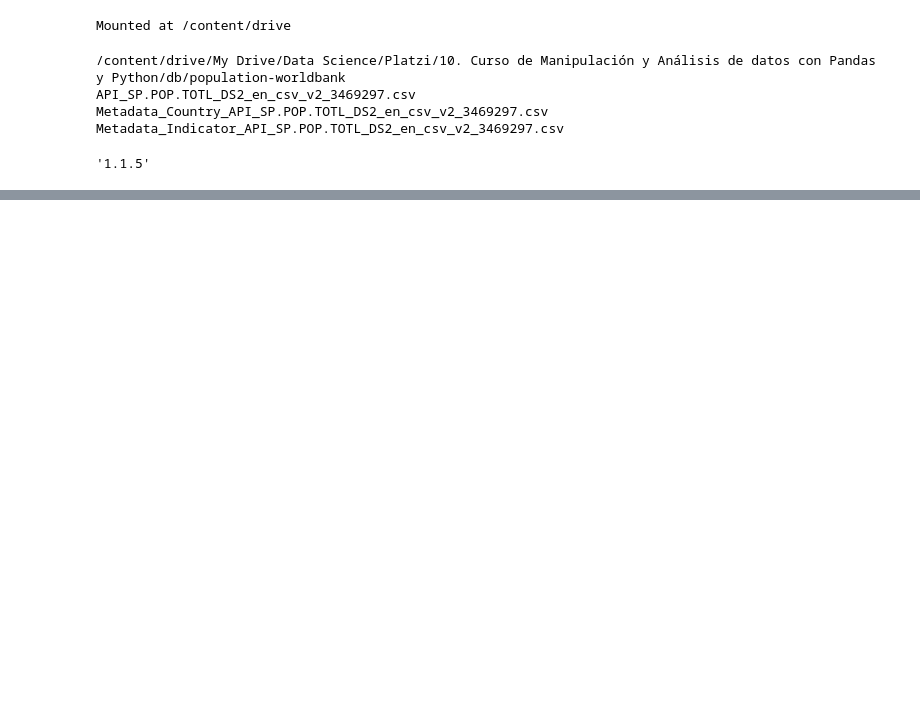
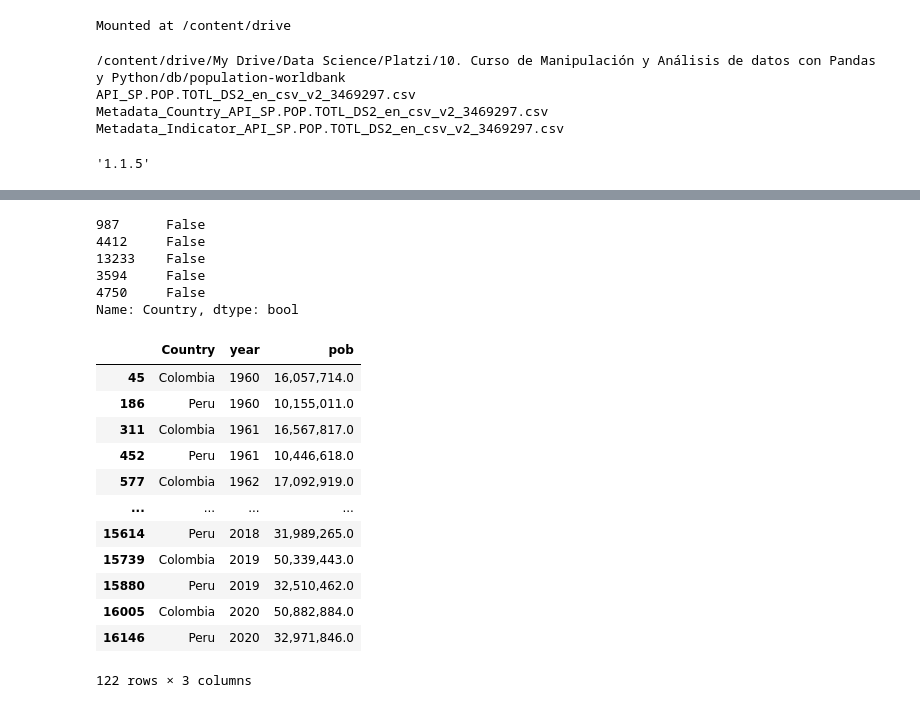
Before and after one commit to FernandoCallasaca/data_science_projects, a Jupyter notebook: 7_multi_index.ipynb, the cells around one changed output, grey strips where cells are left out. Drawn from its saved outputs; the diff is of its cells as text; code cells hidden in the pictures; blank space fills up the shorter version.

```diff
--- a/7_multi_index.ipynb
+++ b/7_multi_index.ipynb
@@ -43,0 +57,8 @@ df_pob.head()
+# %%
+# primero eliminamos las columnas que no usa en el ejemplo
+df.drop(columns=['Country Code','Indicator Name','Indicator Code','Unnamed: 65'], inplace = True)
+
+# luego creamos un df tal cual el ejemplo
+df = pd.melt(df, id_vars=['Country Name'], var_name='year', value_name='pob')
+
+df.head()
@@ -43,0 +72,3 @@ df_pob.head()
+# %%
+# primero cambiamos el año a una variable categórica
+df[['year']] = df[['year']].astype('category')
@@ -43,0 +89,4 @@ df_pob.head()
+# %%
+# cambiamos el nombre de la columna
+df.rename(columns = {'Country Name': 'Country'}, inplace = True)
+df.head()
@@ -43,0 +100,31 @@ df_pob.head()
+# %%
+# creamos una muestra
+# pero para eso creamos un vector booleano
+idx_filtro = df['Country'].isin(['Colombia', 'Peru'])
+idx_filtro.sample(5)
+# %% [output]
+987      False
+4412     False
+13233    False
+3594     False
+4750     False
+Name: Country, dtype: bool
+# %%
+# Ahora podemoa hacer el filtro de nuestro df
+# dentro de los corchetes solo le ponemos el array booleano
+df_sample = df[idx_filtro]
+df_sample
+# %% [output]
+|  | Country | year | pob |
+| 45 | Colombia | 1960 | 16,057,714.0 |
+| 186 | Peru | 1960 | 10,155,011.0 |
+| 311 | Colombia | 1961 | 16,567,817.0 |
+| 452 | Peru | 1961 | 10,446,618.0 |
+| 577 | Colombia | 1962 | 17,092,919.0 |
+| ... | ... | ... | ... |
+| 15614 | Peru | 2018 | 31,989,265.0 |
+| 15739 | Colombia | 2019 | 50,339,443.0 |
+| 15880 | Peru | 2019 | 32,510,462.0 |
+| 16005 | Colombia | 2020 | 50,882,884.0 |
+| 16146 | Peru | 2020 | 32,971,846.0 |
+122 rows × 3 columns
```
Also changed, not shown: parts of 24 cells of this notebook.
